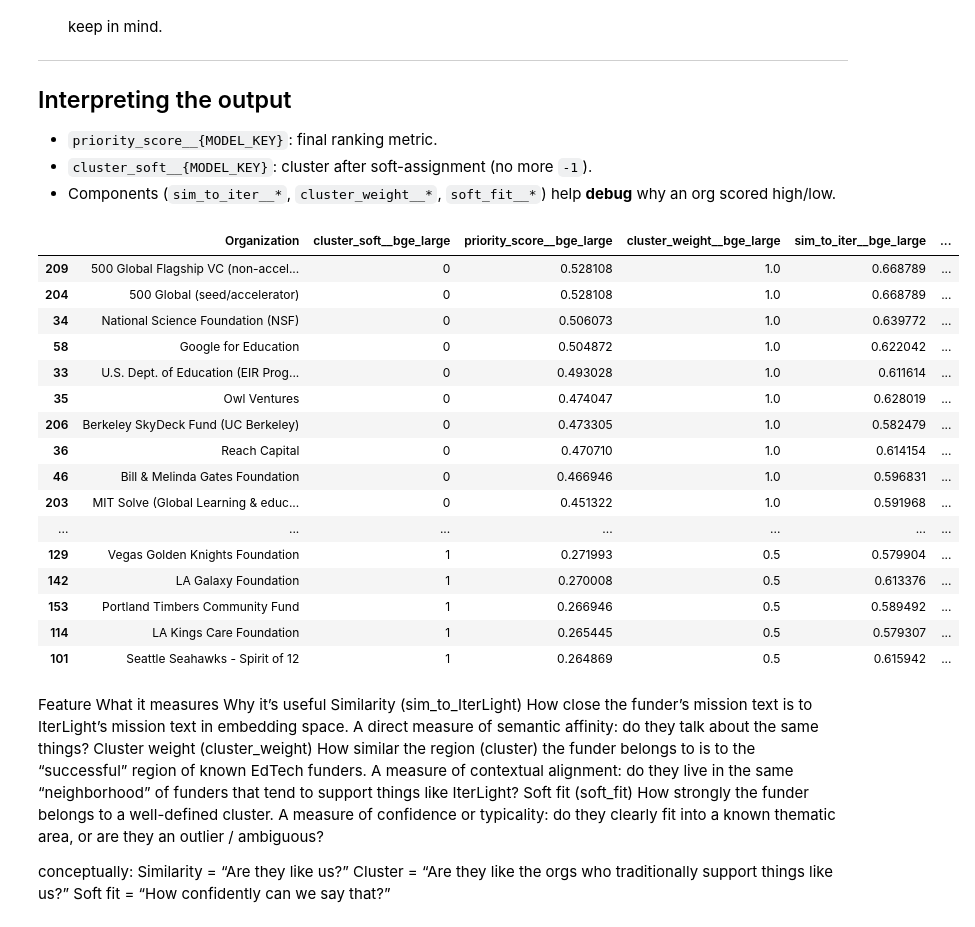
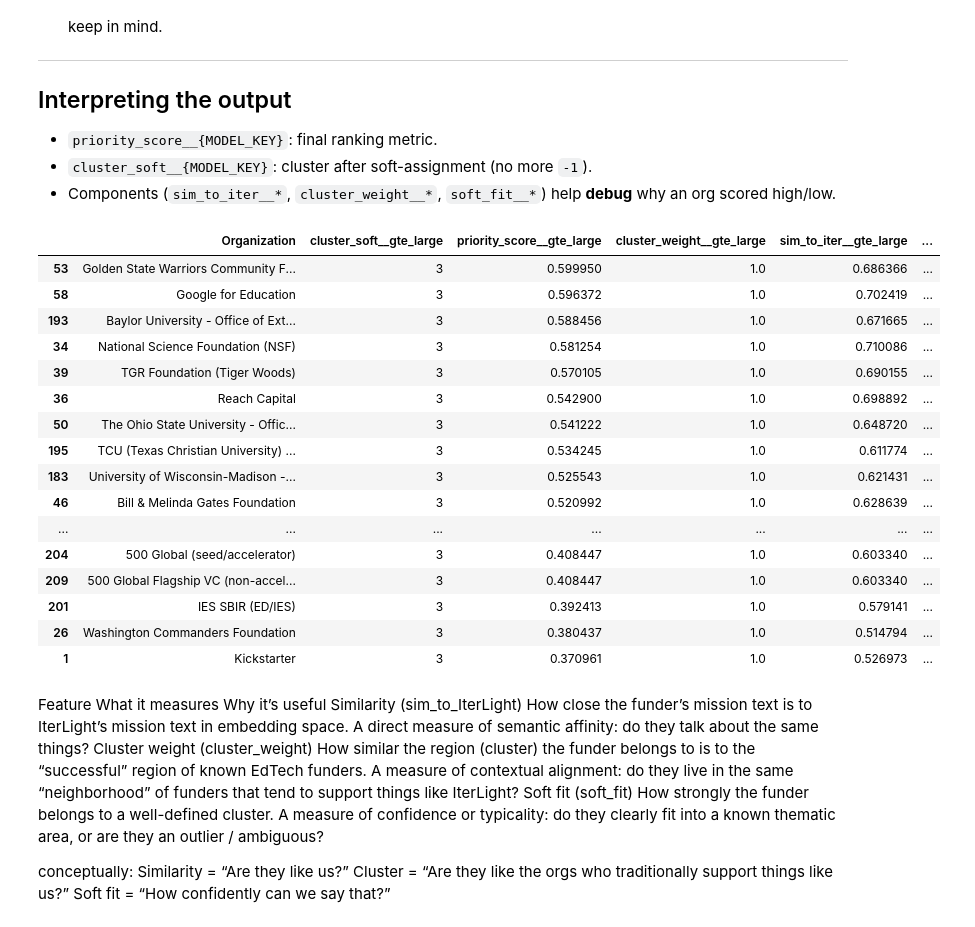
Before and after one commit to BecksterScience/IterLight, a Jupyter notebook: Heuristic2/gtelarge_cosine/H1_gte_cos.ipynb, the cells around one changed output. Drawn from its saved outputs; the diff is of its cells as text; code cells hidden in the pictures.

```diff
--- a/Heuristic2/gtelarge_cosine/H1_gte_cos.ipynb
+++ b/Heuristic2/gtelarge_cosine/H1_gte_cos.ipynb
@@ -1,7 +1,7 @@
 # %%
 import pandas as pd
 
-data_full = pd.read_excel("data/Capstone_Final_Dataset.xlsx")
+data_full = pd.read_excel("../data/Capstone_Final_Dataset.xlsx")
 # %%
 #First I will keep only Geo info, Category info, Grant info, and Mission/Pillar info
 data_full = data_full.drop(columns=[
@@ -718,7 +718,7 @@ plot_clusters_with_stars_and_iterlight("gte_large")
 # %% [output]
 [figure]
 # %%
-MODEL_KEY = "bge_large"
+MODEL_KEY = "gte_large"
 lab_col = f"cluster_mission__{MODEL_KEY}"
 
 # make sure the column exists (create it from CLUSTER_RESULTS if needed)
@@ -826,7 +826,7 @@ import pandas as pd
 from sklearn.metrics.pairwise import cosine_similarity
 from scipy.spatial.distance import cdist
 
-MODEL_KEY = "bge_large"  # or "mpnet", etc.
+MODEL_KEY = "gte_large"  # or "mpnet", etc.
 E      = CLUSTER_RESULTS[MODEL_KEY]["embeddings"]
 labels = CLUSTER_RESULTS[MODEL_KEY]["labels"]
 
@@ -893,50 +893,50 @@ cluster_w = np.array([weights_map.get(c, 0.0) for c in labels_soft])
 priority_score = sim_to_iter * cluster_w * soft_fit
 
 data_full[f"cluster_soft__{MODEL_KEY}"] = labels_soft
 data_full[f"priority_score__{MODEL_KEY}"] = priority_score
 data_full[f"sim_to_iter__{MODEL_KEY}"] = sim_to_iter
 data_full[f"cluster_weight__{MODEL_KEY}"] = cluster_w
 data_full[f"soft_fit__{MODEL_KEY}"] = soft_fit
 
 # --- 7) Inspect the top results (exclude IterLight) ---
 cols = [org_col, f"cluster_soft__{MODEL_KEY}", f"priority_score__{MODEL_KEY}",
         f"cluster_weight__{MODEL_KEY}", f"sim_to_iter__{MODEL_KEY}"]
 
 # Exclude IterLight (and optionally other internal orgs)
 internal_patterns = [r"\biter\s*light\b"]  # add more if needed
 exclude_mask = np.zeros(len(data_full), dtype=bool)
 for pat in internal_patterns:
     exclude_mask |= data_full[org_col].astype(str).str.contains(pat, case=False, na=False)
 
 rank_base = data_full.loc[~exclude_mask, cols].copy()
 
 top = (rank_base
        .sort_values(f"priority_score__{MODEL_KEY}", ascending=False)
        .head(25)
        .assign(rank=lambda df: np.arange(1, len(df) + 1)))
 
 # sanity check: ensure IterLight not present
 assert not top[org_col].str.contains(r"\biter\s*light\b", case=False, na=False).any()
 
 top
 # %% [output]
-|  | Organization | cluster_soft__bge_large | priority_score__bge_large | cluster_weight__bge_large | sim_to_iter__bge_large | ... |
-| 209 | 500 Global Flagship VC (non-accel... | 0 | 0.528108 | 1.0 | 0.668789 | ... |
-| 204 | 500 Global (seed/accelerator) | 0 | 0.528108 | 1.0 | 0.668789 | ... |
-| 34 | National Science Foundation (NSF) | 0 | 0.506073 | 1.0 | 0.639772 | ... |
-| 58 | Google for Education | 0 | 0.504872 | 1.0 | 0.622042 | ... |
-| 33 | U.S. Dept. of Education (EIR Prog... | 0 | 0.493028 | 1.0 | 0.611614 | ... |
-| 35 | Owl Ventures | 0 | 0.474047 | 1.0 | 0.628019 | ... |
-| 206 | Berkeley SkyDeck Fund (UC Berkeley) | 0 | 0.473305 | 1.0 | 0.582479 | ... |
-| 36 | Reach Capital | 0 | 0.470710 | 1.0 | 0.614154 | ... |
-| 46 | Bill & Melinda Gates Foundation | 0 | 0.466946 | 1.0 | 0.596831 | ... |
-| 203 | MIT Solve (Global Learning & educ... | 0 | 0.451322 | 1.0 | 0.591968 | ... |
+|  | Organization | cluster_soft__gte_large | priority_score__gte_large | cluster_weight__gte_large | sim_to_iter__gte_large | ... |
+| 53 | Golden State Warriors Community F... | 3 | 0.599950 | 1.0 | 0.686366 | ... |
+| 58 | Google for Education | 3 | 0.596372 | 1.0 | 0.702419 | ... |
+| 193 | Baylor University - Office of Ext... | 3 | 0.588456 | 1.0 | 0.671665 | ... |
+| 34 | National Science Foundation (NSF) | 3 | 0.581254 | 1.0 | 0.710086 | ... |
+| 39 | TGR Foundation (Tiger Woods) | 3 | 0.570105 | 1.0 | 0.690155 | ... |
+| 36 | Reach Capital | 3 | 0.542900 | 1.0 | 0.698892 | ... |
+| 50 | The Ohio State University - Offic... | 3 | 0.541222 | 1.0 | 0.648720 | ... |
+| 195 | TCU (Texas Christian University) ... | 3 | 0.534245 | 1.0 | 0.611774 | ... |
+| 183 | University of Wisconsin-Madison -... | 3 | 0.525543 | 1.0 | 0.621431 | ... |
+| 46 | Bill & Melinda Gates Foundation | 3 | 0.520992 | 1.0 | 0.628639 | ... |
 | ... | ... | ... | ... | ... | ... | ... |
-| 129 | Vegas Golden Knights Foundation | 1 | 0.271993 | 0.5 | 0.579904 | ... |
-| 142 | LA Galaxy Foundation | 1 | 0.270008 | 0.5 | 0.613376 | ... |
-| 153 | Portland Timbers Community Fund | 1 | 0.266946 | 0.5 | 0.589492 | ... |
-| 114 | LA Kings Care Foundation | 1 | 0.265445 | 0.5 | 0.579307 | ... |
-| 101 | Seattle Seahawks - Spirit of 12 | 1 | 0.264869 | 0.5 | 0.615942 | ... |
+| 204 | 500 Global (seed/accelerator) | 3 | 0.408447 | 1.0 | 0.603340 | ... |
+| 209 | 500 Global Flagship VC (non-accel... | 3 | 0.408447 | 1.0 | 0.603340 | ... |
+| 201 | IES SBIR (ED/IES) | 3 | 0.392413 | 1.0 | 0.579141 | ... |
+| 26 | Washington Commanders Foundation | 3 | 0.380437 | 1.0 | 0.514794 | ... |
+| 1 | Kickstarter | 3 | 0.370961 | 1.0 | 0.526973 | ... |
 # %% [markdown]
 Feature	What it measures	Why it’s useful
 Similarity (sim_to_IterLight)	How close the funder’s mission text is to IterLight’s mission text in embedding space.	A direct measure of semantic affinity: do they talk about the same things?
```
Also changed, not shown: parts of 6 cells of this notebook, 5 other files.
